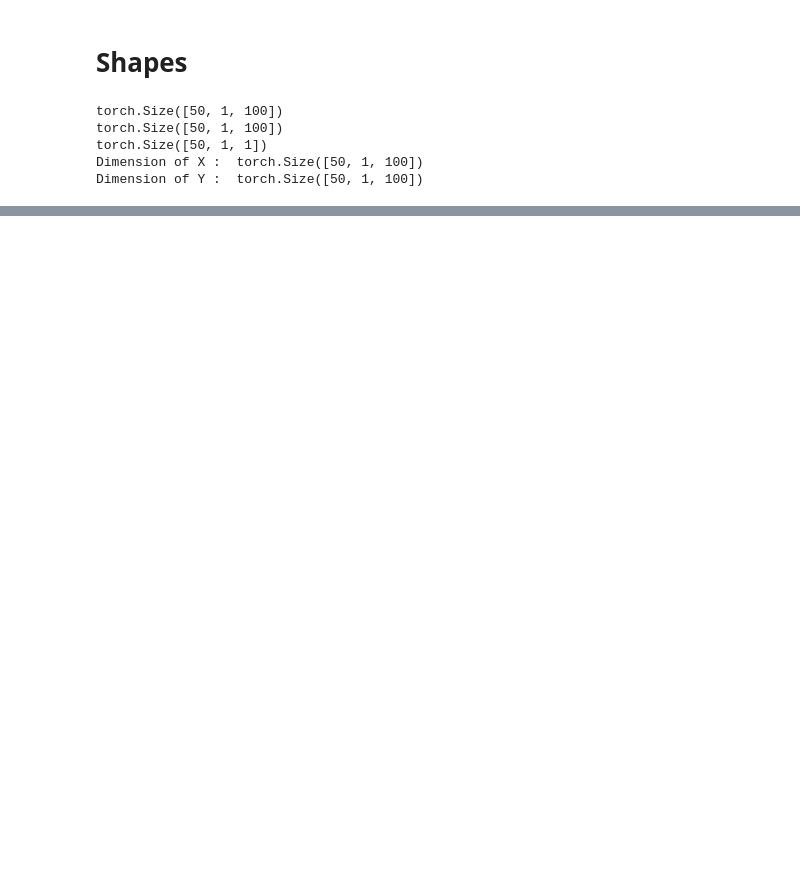
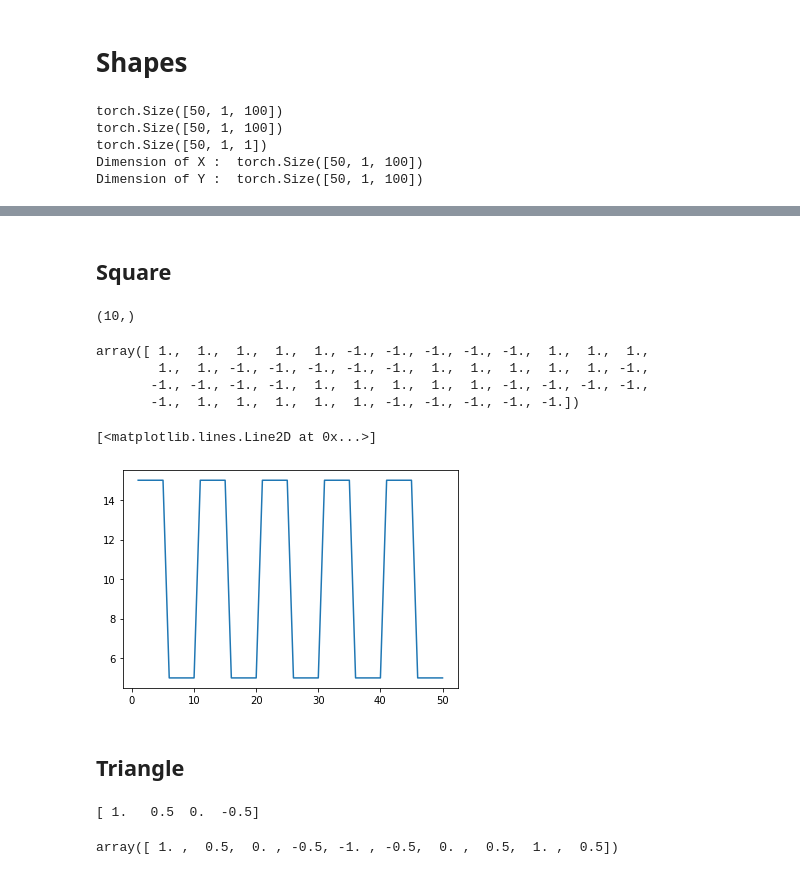
Before and after one commit to erikdengerud/TCN, a Jupyter notebook: test.ipynb, the cells around one changed output, grey strips where cells are left out. Drawn from its saved outputs; the diff is of its cells as text; code cells hidden in the pictures; blank space fills up the shorter version.

```diff
--- a/test.ipynb
+++ b/test.ipynb
@@ -29,0 +28,33 @@ t = 100
+# %%
+N = 50
+t = 100
+p = 2
+f = 1/p * np.pi # 10 gives alternating at each step, 1 gives alternating ~ every 10th
+# %% [markdown]
+## Square
+# %%
+np.tile(np.concatenate((np.ones(3), -np.ones(3)), axis=None), 10//(2*3)+1)[:10].shape
+# %% [output]
+(10,)
+# %%
+def square(t, p, mean=0, var=1, start=1):
+    """ Creating a square signal that alternates every p step. """
+    s = np.tile(np.concatenate((start*np.ones(p), -start*np.ones(p)), axis=None), t//(2*p)+1)[:t]
+    s = s*var + mean
+    assert(len(s) == t)
+    return s
+square(50, 5)
+# %% [output]
+array([ 1.,  1.,  1.,  1.,  1., -1., -1., -1., -1., -1.,  1.,  1.,  1.,
+        1.,  1., -1., -1., -1., -1., -1.,  1.,  1.,  1.,  1.,  1., -1.,
+       -1., -1., -1., -1.,  1.,  1.,  1.,  1.,  1., -1., -1., -1., -1.,
+       -1.,  1.,  1.,  1.,  1.,  1., -1., -1., -1., -1., -1.])
+# %%
+x = np.linspace(1, 50, 50)
+s = square(50, 5, mean=10, var=5)
+plt.plot(x,s)
+# %% [output]
+[<matplotlib.lines.Line2D at 0x...>]
+[figure, added]
+# %% [markdown]
+## Triangle
@@ -29,0 +63,11 @@ t = 100
+# %%
+def triangle(t, p, mean=0, var=1, start=1):
+    y = np.array([(1 - 2/p*x) for x in range(p)])
+    s = np.tile(np.concatenate((start*y, -start*y), axis=None), t//(2*p)+1)[:t]
+    s = s*var + mean
+    assert(len(s) == t)
+    return s
+triangle(10, 4)
+# %% [output]
+[ 1.   0.5  0.  -0.5]
+array([ 1. ,  0.5,  0. , -0.5, -1. , -0.5,  0. ,  0.5,  1. ,  0.5])
```
Also changed, not shown: parts of 19 cells of this notebook, 10 other files.
